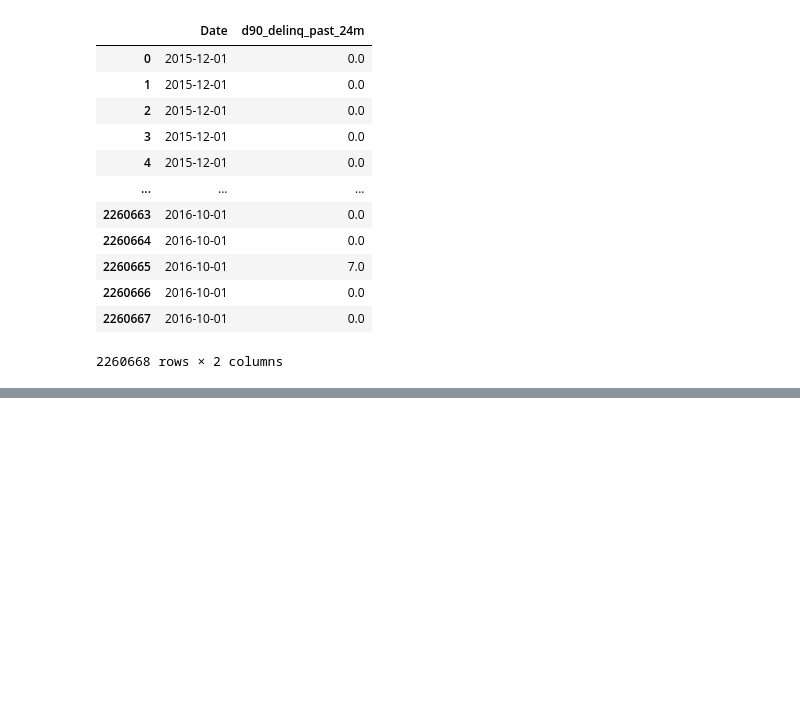
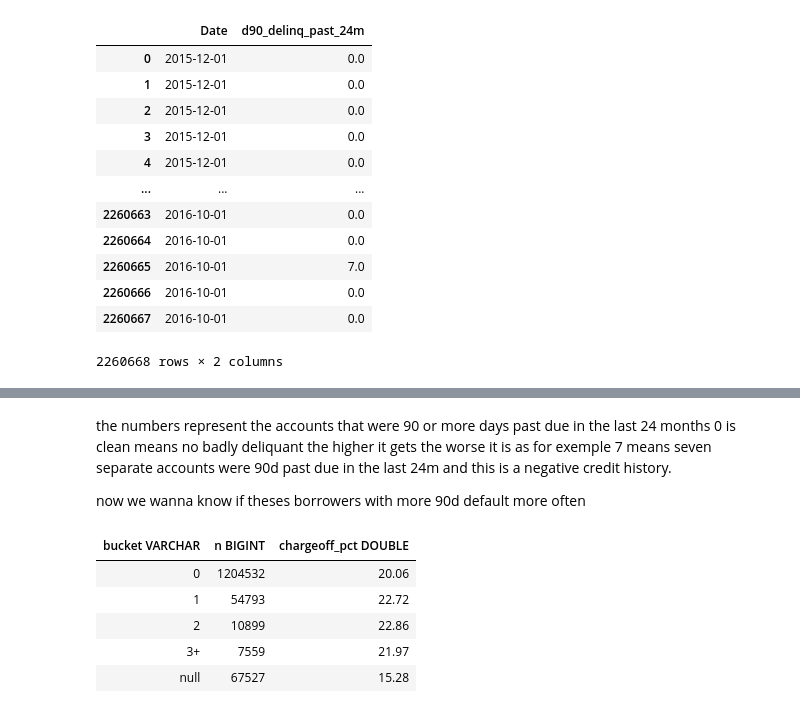
Before and after one commit to MrX1710/Projects, a Jupyter notebook: Lending_club_analysis/Lending_club_analysis.ipynb, the cells around one changed output, grey strips where cells are left out. Saved outputs shown, nothing was run; the diff lists cells and outputs as text; code cells hidden in the pictures; blank space fills up the shorter version.

```diff
--- a/Lending_club_analysis/Lending_club_analysis.ipynb
+++ b/Lending_club_analysis/Lending_club_analysis.ipynb
@@ -279,0 +286,25 @@ fil_table_df[['Date', 'd90_delinq_past_24m']]
+# %% [markdown]
+the numbers represent the accounts that were 90 or more days past due in the last 24 months
+0 is clean means no badly deliquant
+the higher it gets the worse it is as for exemple 7 means seven separate accounts were 90d past due in the last 24m and this is a negative credit history.
+
+now we wanna know if theses borrowers with more 90d
+default more often
+# %%
+db("""
+SELECT CASE WHEN d90_delinq_past_24m IS NULL THEN 'null'
+            WHEN d90_delinq_past_24m >= 3 THEN '3+'
+            ELSE CAST(CAST(d90_delinq_past_24m AS INT) AS VARCHAR) END AS bucket,
+       COUNT(*) AS n,
+       ROUND(100.0 * AVG(CASE WHEN loan_status = 'Charged Off' THEN 1.0 ELSE 0 END), 2) AS chargeoff_pct
+FROM FILT_TABLE
+WHERE loan_status IN ('Fully Paid', 'Charged Off')
+GROUP BY 1 ORDER BY 1;
+""")
+# %% [output]
+| bucket VARCHAR | n BIGINT | chargeoff_pct DOUBLE |
+| 0 | 1204532 | 20.06 |
+| 1 | 54793 | 22.72 |
+| 2 | 10899 | 22.86 |
+| 3+ | 7559 | 21.97 |
+| null | 67527 | 15.28 |
```
Also changed, not shown: parts of 9 cells of this notebook.
